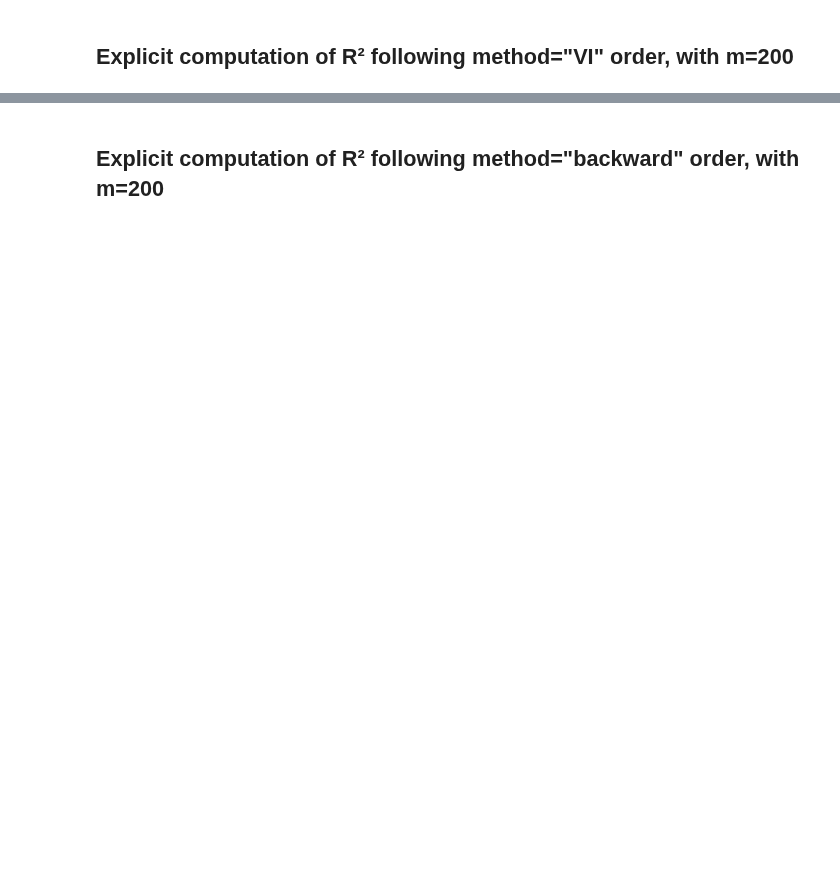
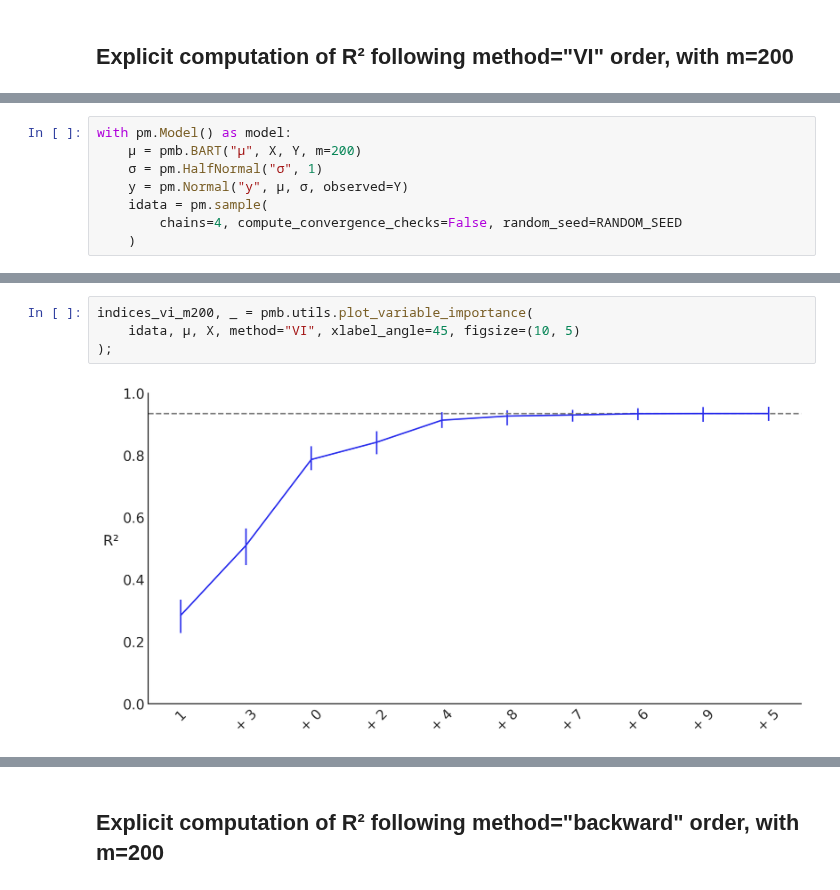
Before and after one commit to Grupo-de-modelado-probabilista/BART, a Jupyter notebook: variable_selection/friedman.ipynb, the cells around one changed output, grey strips where cells are left out. Saved outputs shown, nothing was run; the diff lists cells and outputs as text; blank space fills up the shorter version.

```diff
--- a/variable_selection/friedman.ipynb
+++ b/variable_selection/friedman.ipynb
@@ -193,0 +196,8 @@ plt.savefig("friedman_m50_bw.png");
+# %%
+with pm.Model() as model:
+    μ = pmb.BART("μ", X, Y, m=200)
+    σ = pm.HalfNormal("σ", 1)
+    y = pm.Normal("y", μ, σ, observed=Y)
+    idata = pm.sample(
+        chains=4, compute_convergence_checks=False, random_seed=RANDOM_SEED
+    )
@@ -193,0 +211,6 @@ plt.savefig("friedman_m50_bw.png");
+# %%
+indices_vi_m200, _ = pmb.utils.plot_variable_importance(
+    idata, μ, X, method="VI", xlabel_angle=45, figsize=(10, 5)
+);
+# %% [output]
+[figure, added]
```
Also changed, not shown: parts of 15 cells of this notebook.
